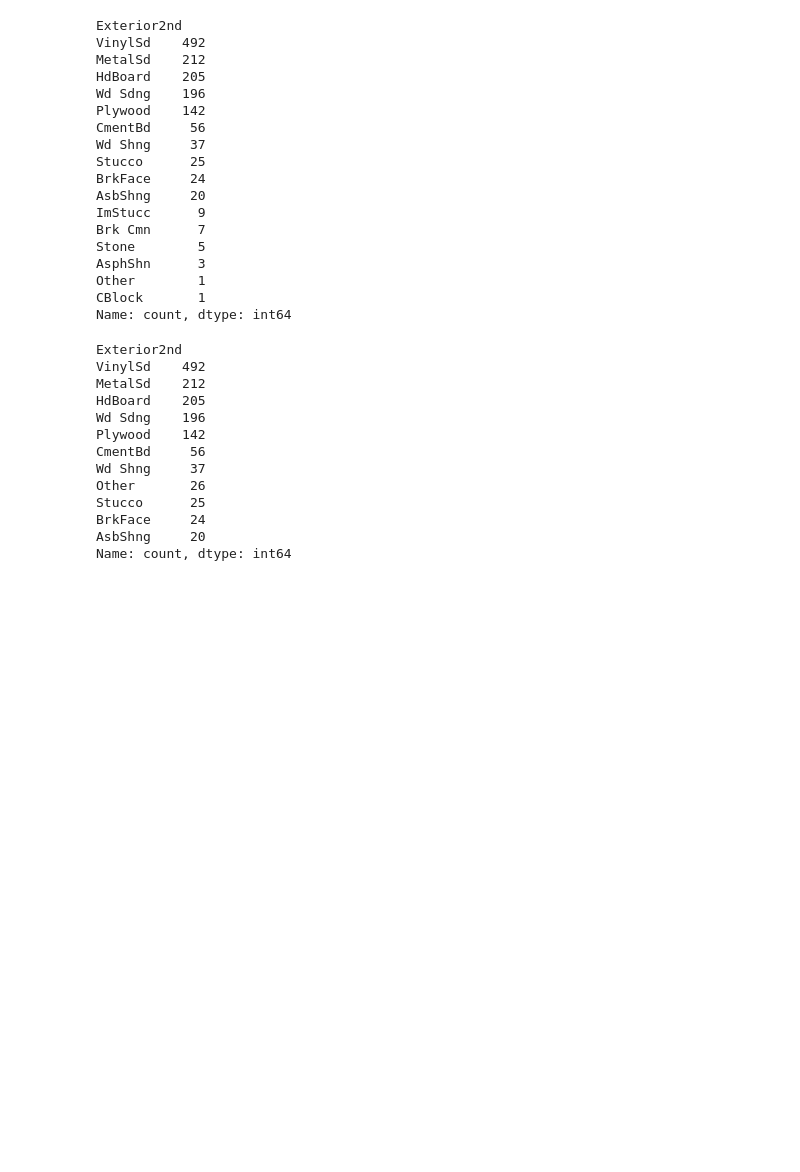
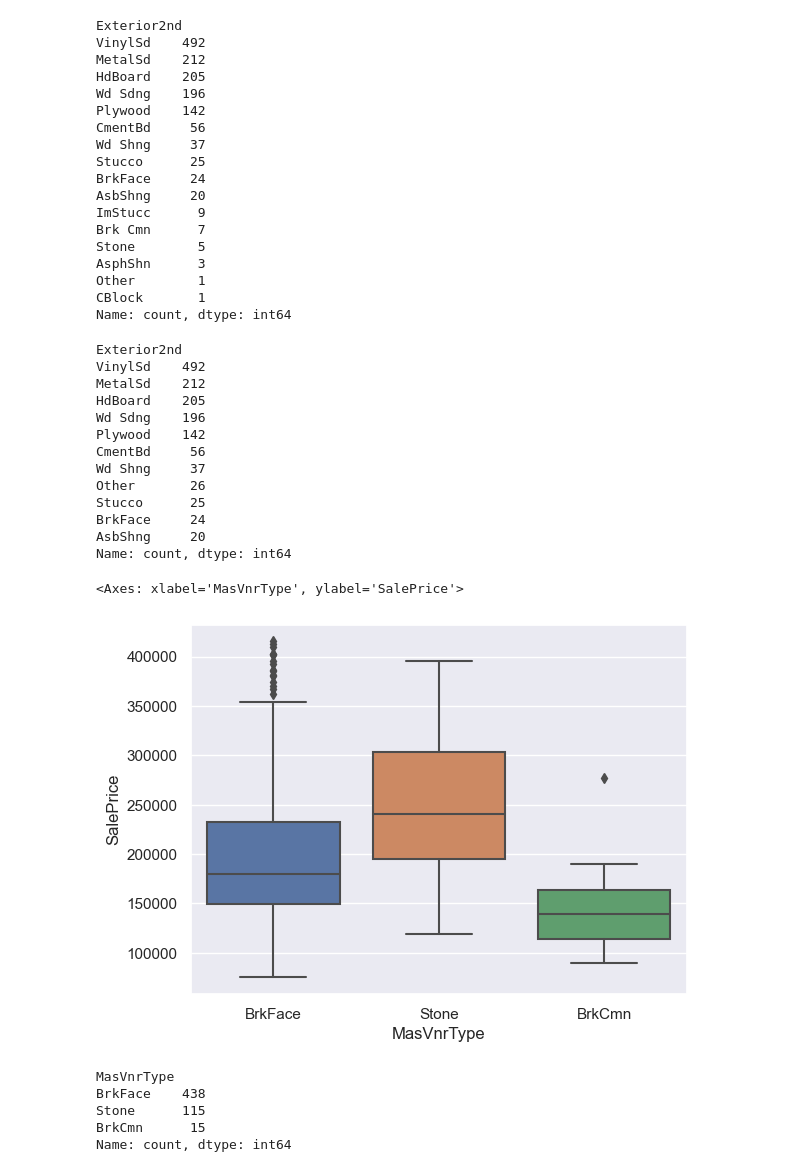
Before and after one commit to adityasngh/Kaggle-House-Prices-Regression, a Jupyter notebook: Kaggle_House_Prices_Regression.ipynb, the cells around one changed output. Cells and saved outputs as stored; diff of their text form; code cells hidden in the pictures; blank space fills up the shorter version.

```diff
--- a/Kaggle_House_Prices_Regression.ipynb
+++ b/Kaggle_House_Prices_Regression.ipynb
@@ -406,3 +406,16 @@ Stucco      25
 BrkFace     24
 AsbShng     20
 Name: count, dtype: int64
+# %%
+sns.boxplot(x = df['MasVnrType'], y = df['SalePrice'])
+# %% [output]
+<Axes: xlabel='MasVnrType', ylabel='SalePrice'>
+[figure, added]
+# %%
+df['MasVnrType'].value_counts()
+# %% [output]
+MasVnrType
+BrkFace    438
+Stone      115
+BrkCmn      15
+Name: count, dtype: int64
```
Also changed, not shown: parts of 1 cell of this notebook.
